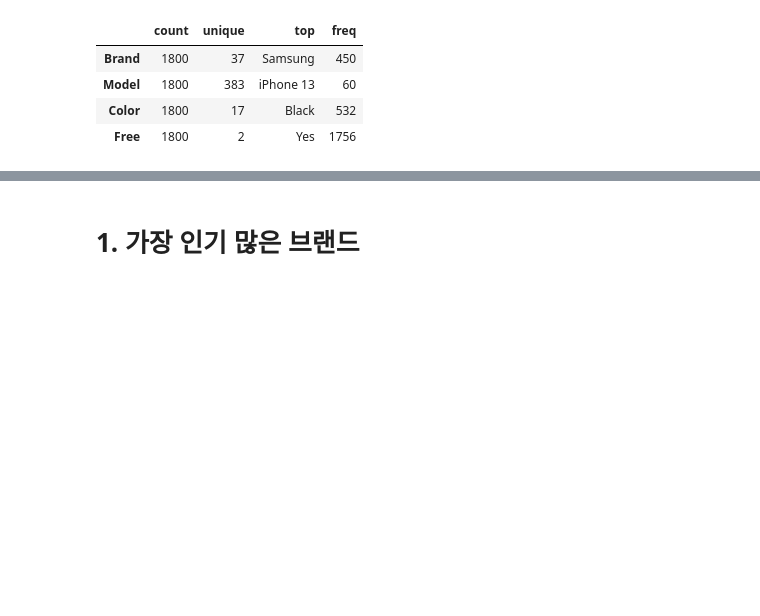
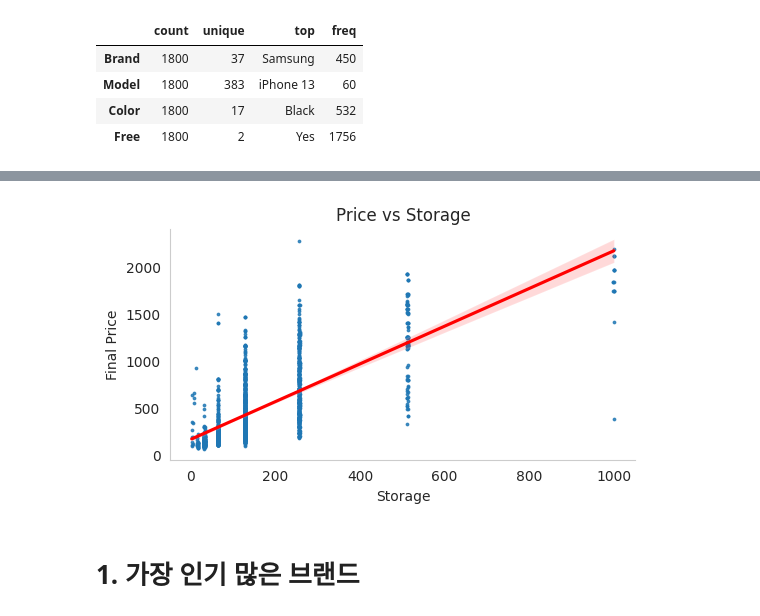
Before and after one commit to oprostep/2024-Spring-ML, a Jupyter notebook: 스마트폰_모델별_가격_예측.ipynb, the cells around one changed output, grey strips where cells are left out. Saved outputs shown, nothing was run; the diff lists cells and outputs as text; code cells hidden in the pictures; blank space fills up the shorter version.

```diff
--- a/스마트폰_모델별_가격_예측.ipynb
+++ b/스마트폰_모델별_가격_예측.ipynb
@@ -186,3 +202,12 @@ df.describe(include="O").T
+# %%
+fig = plt.figure(figsize = (6,3))
+g = sns.regplot(x = df.Storage, y = df['Final Price'], x_jitter = True, line_kws={"color": "red"}, scatter_kws={'s':3})
+plt.title('Price vs Storage')
+g.grid(False)
+sns.despine()
+plt.show()
+# %% [output]
+[figure, added]
 # %% [markdown]
 # 1. 가장 인기 많은 브랜드
 # %%
```
Also changed, not shown: parts of 18 cells of this notebook.
